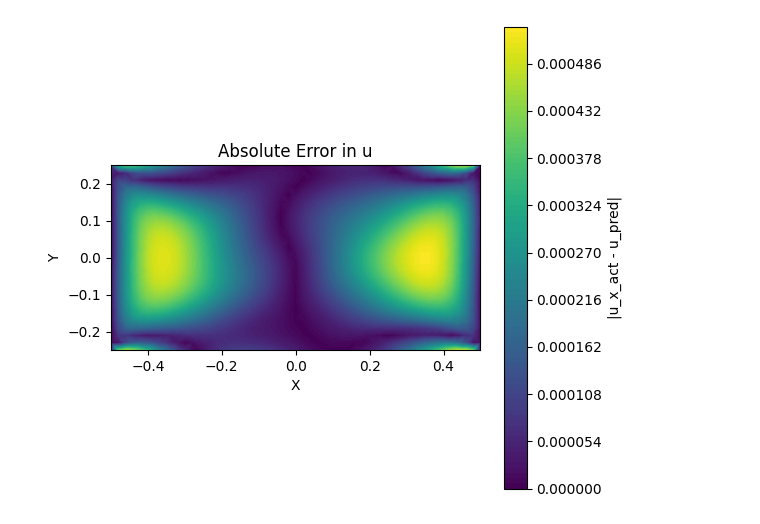
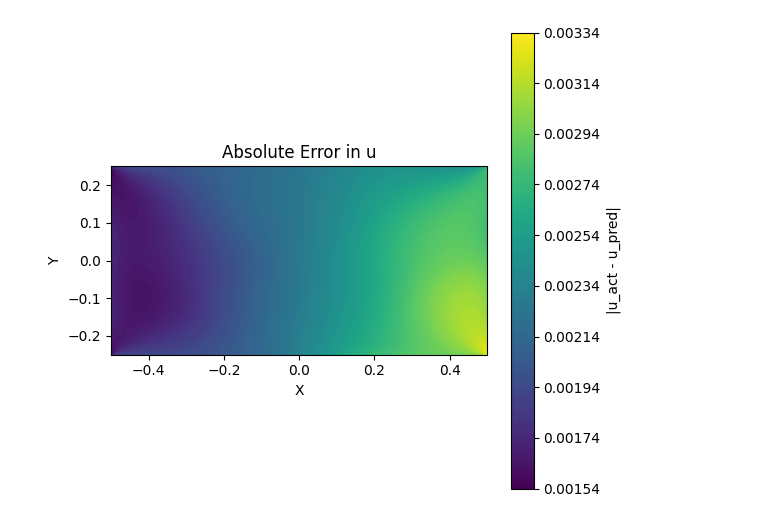
Before and after one commit to cubamaster/Nerural_Network_Constitutive_Equations, a Jupyter notebook: FO_high_gradient_output.ipynb, the cells around one changed output. Drawn from its saved outputs; the diff is of its cells as text; code cells hidden in the pictures.

```diff
--- a/FO_high_gradient_output.ipynb
+++ b/FO_high_gradient_output.ipynb
@@ -27,39 +27,41 @@ class PINN(nn.Module):
     def forward(self, x, y):
         xi  = 2.0 * x / L
         eta = 2.0 * y / W
-        inputs = torch.cat([xi, eta], dim=1)
-        return self.net(inputs)
+        return self.net(torch.cat([xi, eta], dim=1))
 
-# ─── 2) Load Trained Model ─────────────────────────────────────────────────
+# ─── 2) Load Trained Weights ─────────────────────────────────────────────────
 model = PINN()
 state = torch.load("pinn_elasticity.pth", map_location="cpu", weights_only=True)
 model.load_state_dict(state)
 model.eval()
 
-# ─── 3) Load Actual Displacements from CSV ─────────────────────────────────
-csv_path = "/Users/murat/Downloads/data.csv"
-df = pd.read_csv(csv_path)
+# ─── 3) Load and Clean COMSOL CSV ────────────────────────────────────────────
+csv_path = '/Users/murat/Downloads/data.csv'  # keep filename unchanged
+# Read CSV, skip lines starting with '%'
+df = pd.read_csv(csv_path, comment='%')
+# Clean column names: strip whitespace and leading '%'
+df.columns = df.columns.str.strip().str.lstrip('%').str.strip()
 
-# Expect columns: X, Y, u_x_actual, u_y_actual
+# Columns should now be: X, Y, u1 (cm), u2 (cm), ...
 X = df['X'].values
 Y = df['Y'].values
-u_act = df['u_x_actual'].values
-v_act = df['u_y_actual'].values
+u_act = df['u1 (cm)'].values  # actual u-displacement (cm)
+v_act = df['u2 (cm)'].values  # actual v-displacement (cm)
 
 # ─── 4) Prepare Input Tensors ───────────────────────────────────────────────
 x_t = torch.tensor(X, dtype=torch.float32).reshape(-1,1)
 y_t = torch.tensor(Y, dtype=torch.float32).reshape(-1,1)
 
-# ─── 5) Forward Pass to Predict u, v ────────────────────────────────────────
+# ─── 5) Forward Pass: Predict u, v ─────────────────────────────────────────
 out = model(x_t, y_t)
-# Network output ordering: [u_pred, v_pred, u_x, u_y, v_x, v_y]
-u_pred = out[:, 0].detach().numpy().flatten()
-v_pred = out[:, 1].detach().numpy().flatten()
+# network outputs: [u_pred, v_pred, u_x, u_y, v_x, v_y]
+u_pred = out[:,0].detach().numpy().flatten()
+v_pred = out[:,1].detach().numpy().flatten()
 
-df['u_pred'] = u_pred
-df['v_pred'] = v_pred
+df['u_pred'] = u_pred  # predicted u (cm)
+df['v_pred'] = v_pred  # predicted v (cm)
 
-# ─── 6) Compute Error Metrics ──────────────────────────────────────────────
+# ─── 6) Compute Absolute & Percent Errors ───────────────────────────────────
 df['err_u'] = np.abs(u_act - df['u_pred'])
 df['err_v'] = np.abs(v_act - df['v_pred'])
 
@@ -74,13 +76,12 @@ df['pct_err_v'] = np.where(
     df['err_v'] / np.abs(v_act) * 100
 )
 
-# ─── 7) Display Percent Error (printf-style) ───────────────────────────────
-print(f"Mean percent error in u: {df['pct_err_u'].mean():.2f}%")
-print(f"Mean percent error in v: {df['pct_err_v'].mean():.2f}%")
+# ─── 7) Display Percent Errors ───────────────────────────────────────────────
+print(f"Mean % error in u: {df['pct_err_u'].mean():.2f}%")
+print(f"Mean % error in v: {df['pct_err_v'].mean():.2f}%")
 
-# ─── 8) Plotting Functions ─────────────────────────────────────────────────
+# ─── 8) Plotting Helpers ───────────────────────────────────────────────────
 triang = mtri.Triangulation(X, Y)
-
 def plot_contour(field, title, units=''):
     fig, ax = plt.subplots(figsize=(6,5))
     cf = ax.tricontourf(triang, field, levels=100, cmap='viridis')
@@ -93,24 +94,30 @@ def plot_contour(field, title, units=''):
     plt.show()
 
 # ─── 9) Visualize Absolute Errors ───────────────────────────────────────────
-plot_contour(df['err_u'], 'Absolute Error in u', '|u_x_act - u_pred|')
-plot_contour(df['err_v'], 'Absolute Error in v', '|u_y_act - v_pred|')
+plot_contour(df['err_u'], 'Absolute Error in u', '|u_act - u_pred|')
+plot_contour(df['err_v'], 'Absolute Error in v', '|v_act - v_pred|')
 
 # ─── 10) Parity Plots ──────────────────────────────────────────────────────
 fig, axes = plt.subplots(1, 2, figsize=(12,5))
-axes[0].scatter(df['u_x_actual'], df['u_pred'], s=10)
-axes[0].plot([df['u_x_actual'].min(), df['u_x_actual'].max()],
-             [df['u_x_actual'].min(), df['u_x_actual'].max()], 'k--')
-axes[0].set_xlabel('u_x_actual')
-axes[0].set_ylabel('u_pred')
-axes[0].set_title('Parity Plot for u')
+axes[0].scatter(df['u1 (cm)'], df['u_pred'], s=10)
+axes[0].plot([
+    df['u1 (cm)'].min(), df['u1 (cm)'].max()
+], [
+    df['u1 (cm)'].min(), df['u1 (cm)'].max()
+], 'k--')
+axes[0].set_xlabel('u1 (cm)')
+axes[0].set_ylabel('u_pred (cm)')
+axes[0].set_title('Parity Plot: u')
 
-axes[1].scatter(df['u_y_actual'], df['v_pred'], s=10)
-axes[1].plot([df['u_y_actual'].min(), df['u_y_actual'].max()],
-             [df['u_y_actual'].min(), df['u_y_actual'].max()], 'k--')
-axes[1].set_xlabel('u_y_actual')
-axes[1].set_ylabel('v_pred')
-axes[1].set_title('Parity Plot for v')
+axes[1].scatter(df['u2 (cm)'], df['v_pred'], s=10)
+axes[1].plot([
+    df['u2 (cm)'].min(), df['u2 (cm)'].max()
+], [
+    df['u2 (cm)'].min(), df['u2 (cm)'].max()
+], 'k--')
+axes[1].set_xlabel('u2 (cm)')
+axes[1].set_ylabel('v_pred (cm)')
+axes[1].set_title('Parity Plot: v')
 
 plt.tight_layout()
 plt.show()
@@ -120 +127 @@ Mean percent error in v: 47.13%
-[figure, old version]
+[figure, new version]
```
Also changed, not shown: parts of 1 cell of this notebook.
